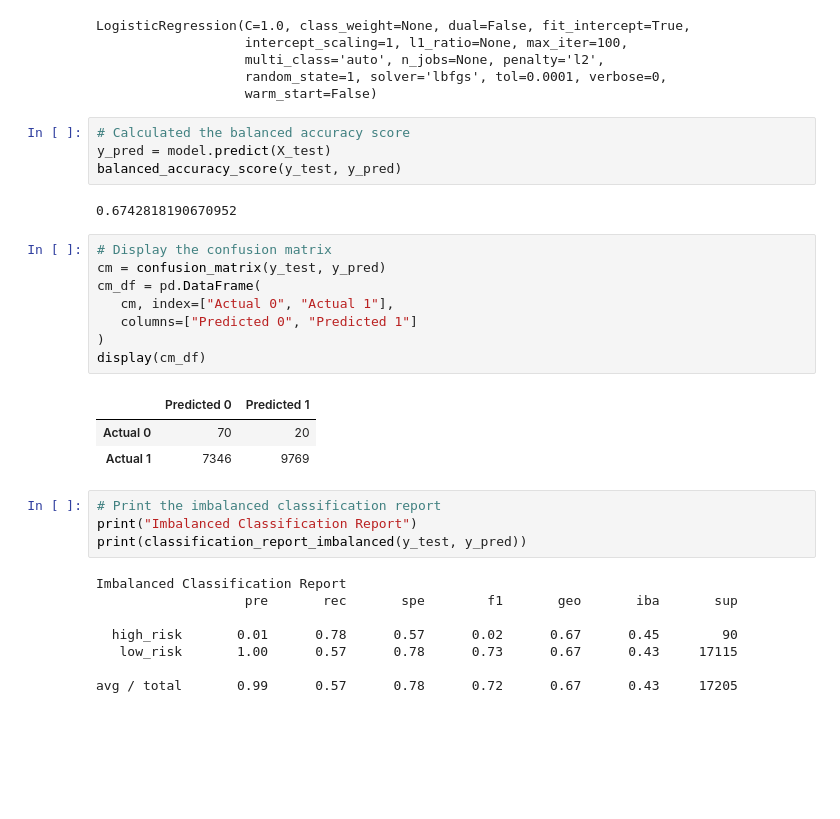
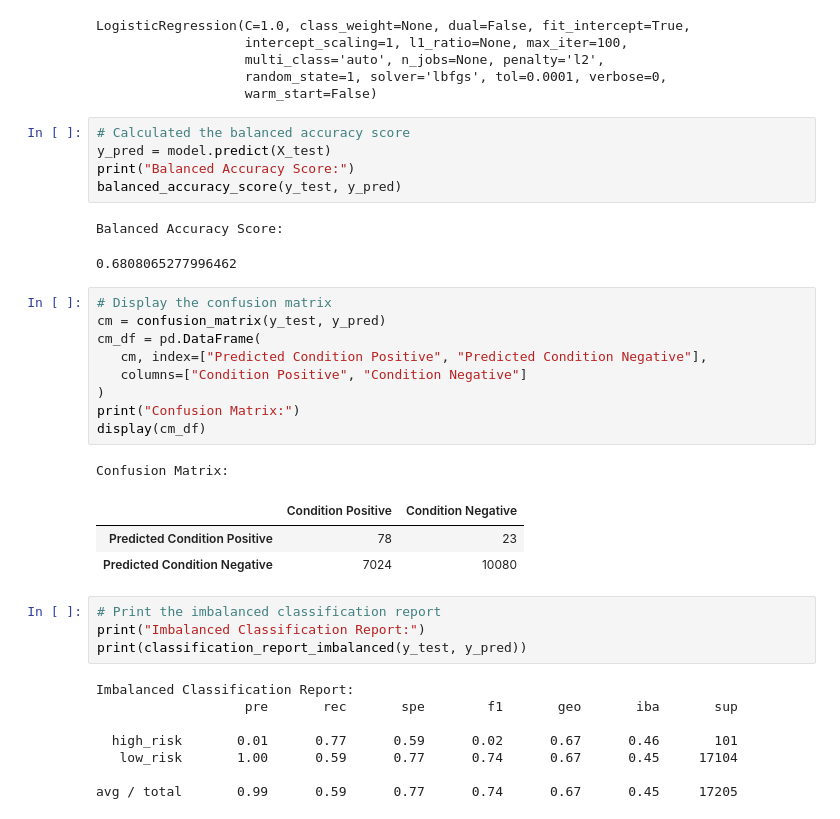
Before and after one commit to shayna-UT/assess_credit_risk, a Jupyter notebook: credit_risk_resampling.ipynb, the cells around one changed output. Saved outputs shown, nothing was run; the diff lists cells and outputs as text; blank space fills up the shorter version.

```diff
--- a/credit_risk_resampling.ipynb
+++ b/credit_risk_resampling.ipynb
@@ -327,30 +337,34 @@ LogisticRegression(C=1.0, class_weight=None, dual=False, fit_intercept=True,
 # %%
 # Calculated the balanced accuracy score
 y_pred = model.predict(X_test)
+print("Balanced Accuracy Score:")
 balanced_accuracy_score(y_test, y_pred)
 # %% [output]
-0.6742818190670952
+Balanced Accuracy Score:
+0.6808065277996462
 # %%
 # Display the confusion matrix
 cm = confusion_matrix(y_test, y_pred)
 cm_df = pd.DataFrame(
-   cm, index=["Actual 0", "Actual 1"],
-   columns=["Predicted 0", "Predicted 1"]
+   cm, index=["Predicted Condition Positive", "Predicted Condition Negative"],
+   columns=["Condition Positive", "Condition Negative"]
 )
+print("Confusion Matrix:")
 display(cm_df)
 # %% [output]
+Confusion Matrix:
-|  | Predicted 0 | Predicted 1 |
-| Actual 0 | 70 | 20 |
-| Actual 1 | 7346 | 9769 |
+|  | Condition Positive | Condition Negative |
+| Predicted Condition Positive | 78 | 23 |
+| Predicted Condition Negative | 7024 | 10080 |
 # %%
 # Print the imbalanced classification report
-print("Imbalanced Classification Report")
+print("Imbalanced Classification Report:")
 print(classification_report_imbalanced(y_test, y_pred))
 # %% [output]
-Imbalanced Classification Report
+Imbalanced Classification Report:
                    pre       rec       spe        f1       geo       iba       sup
 
-  high_risk       0.01      0.78      0.57      0.02      0.67      0.45        90
-   low_risk       1.00      0.57      0.78      0.73      0.67      0.43     17115
+  high_risk       0.01      0.77      0.59      0.02      0.67      0.46       101
+   low_risk       1.00      0.59      0.77      0.74      0.67      0.45     17104
 
-avg / total       0.99      0.57      0.78      0.72      0.67      0.43     17205
+avg / total       0.99      0.59      0.77      0.74      0.67      0.45     17205
```
Also changed, not shown: parts of 16 cells of this notebook.
